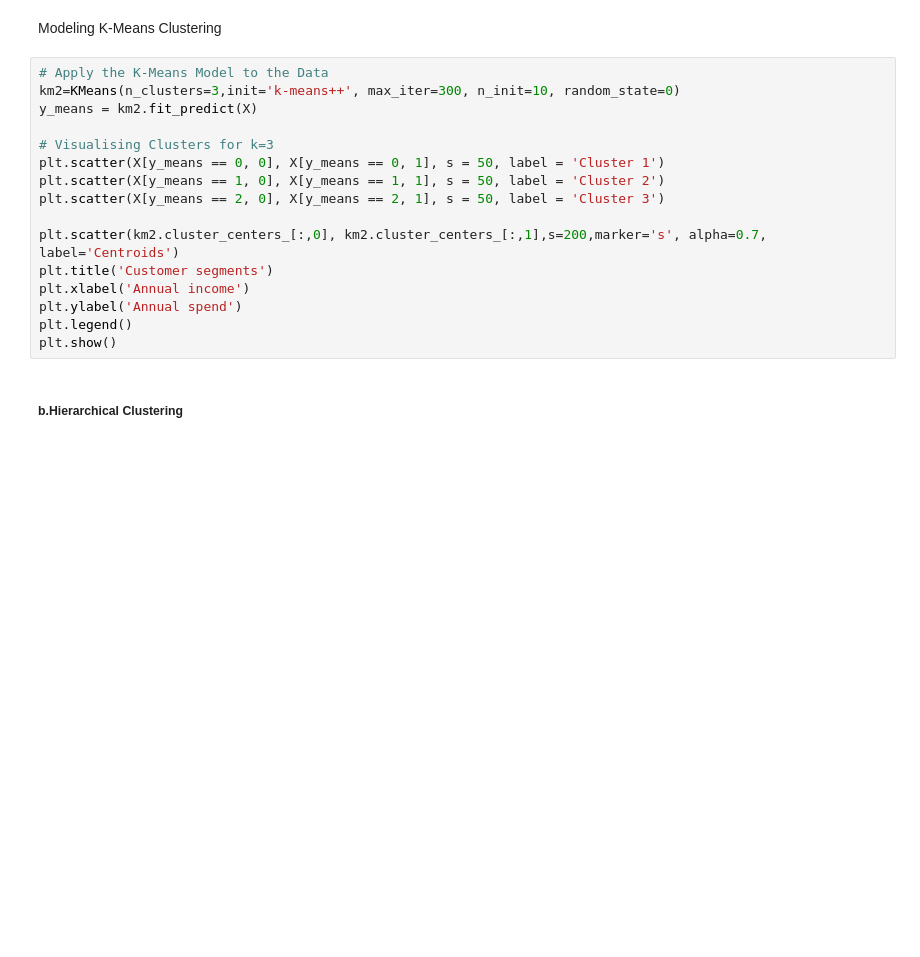
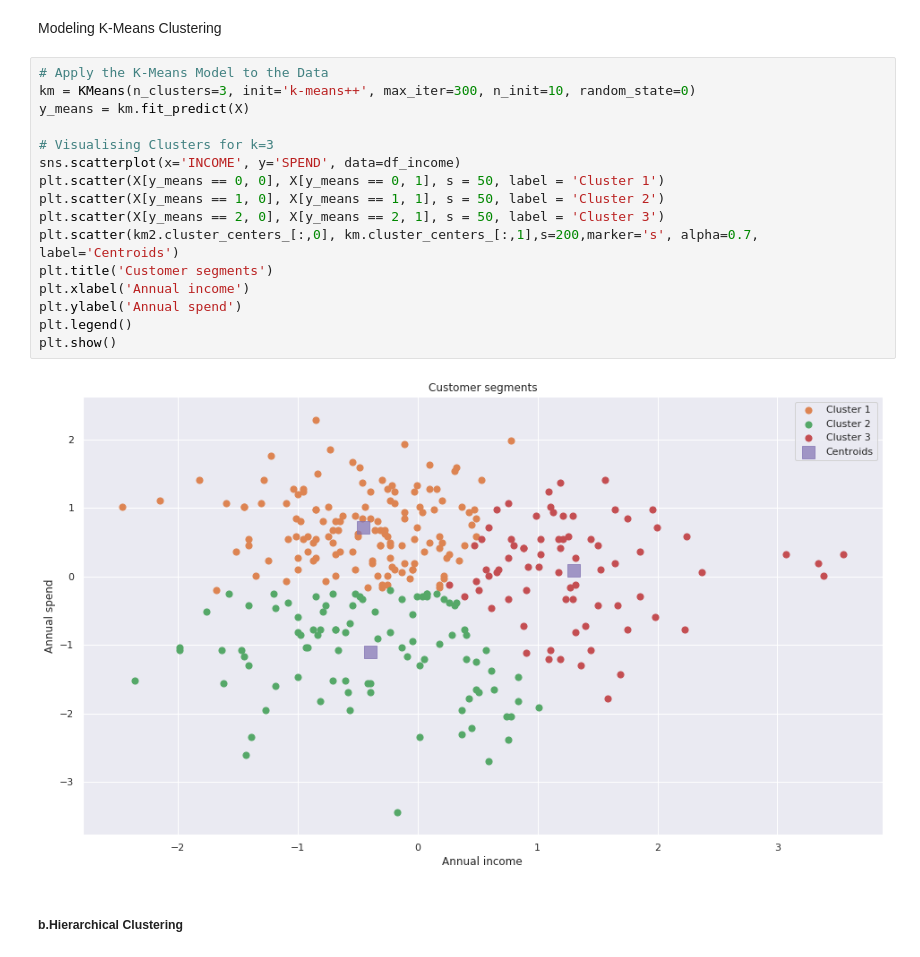
Before and after one commit to data-analytics-workshop/python, a Jupyter notebook: 003_machine_learning_with_scikit_learn.ipynb, the cells around one changed output. Saved outputs shown, nothing was run; the diff lists cells and outputs as text; blank space fills up the shorter version.

```diff
--- a/003_machine_learning_with_scikit_learn.ipynb
+++ b/003_machine_learning_with_scikit_learn.ipynb
@@ -510,20 +538,22 @@ for n_cluster in range(2, 11):
 Modeling K-Means Clustering
 # %%
 # Apply the K-Means Model to the Data
-km2=KMeans(n_clusters=3,init='k-means++', max_iter=300, n_init=10, random_state=0)
-y_means = km2.fit_predict(X)
+km = KMeans(n_clusters=3, init='k-means++', max_iter=300, n_init=10, random_state=0)
+y_means = km.fit_predict(X)
 
 # Visualising Clusters for k=3
+sns.scatterplot(x='INCOME', y='SPEND', data=df_income)
 plt.scatter(X[y_means == 0, 0], X[y_means == 0, 1], s = 50, label = 'Cluster 1')
 plt.scatter(X[y_means == 1, 0], X[y_means == 1, 1], s = 50, label = 'Cluster 2')
 plt.scatter(X[y_means == 2, 0], X[y_means == 2, 1], s = 50, label = 'Cluster 3')
-
-plt.scatter(km2.cluster_centers_[:,0], km2.cluster_centers_[:,1],s=200,marker='s', alpha=0.7, label='Centroids')
+plt.scatter(km2.cluster_centers_[:,0], km.cluster_centers_[:,1],s=200,marker='s', alpha=0.7, label='Centroids')
 plt.title('Customer segments')
 plt.xlabel('Annual income')
 plt.ylabel('Annual spend')
 plt.legend()
 plt.show()
+# %% [output]
+[figure, added]
 # %% [markdown]
 ##### b.Hierarchical Clustering
 # %% [markdown]
```
Also changed, not shown: parts of 60 cells of this notebook.
